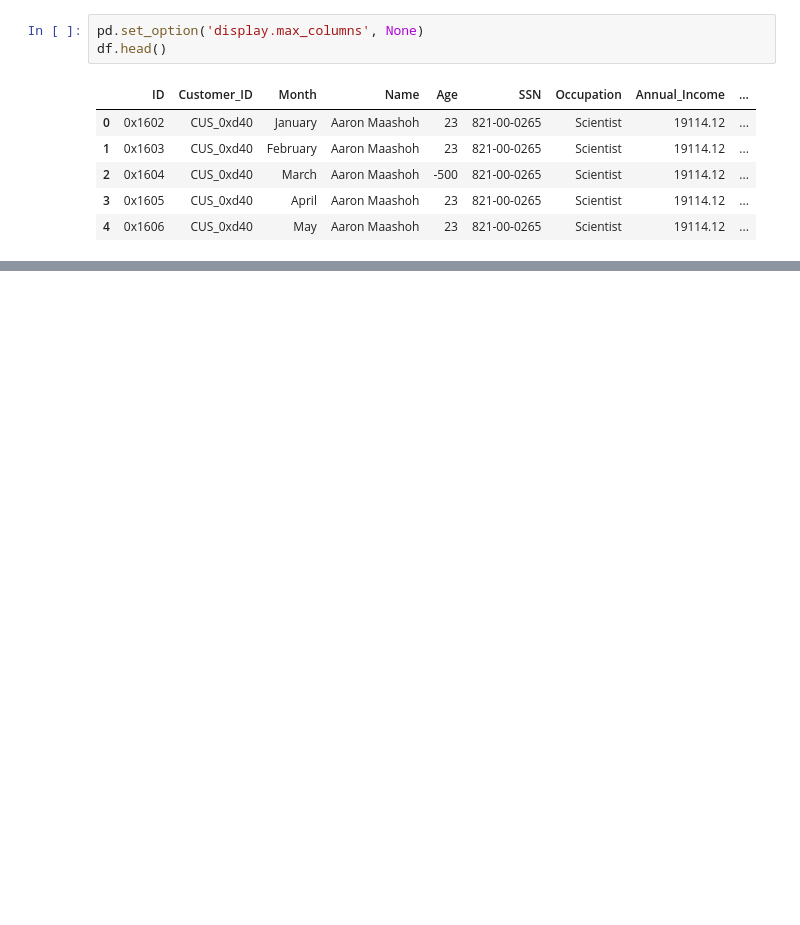
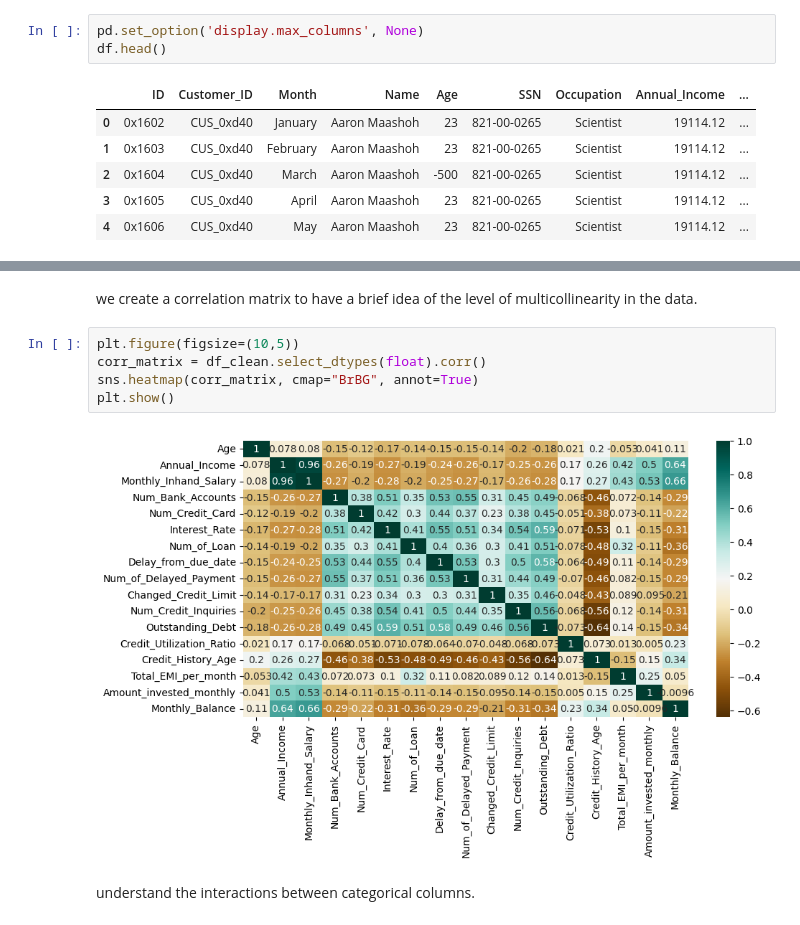
Before and after one commit to Arjun-Shrivas/credit-risk-modeling, a Jupyter notebook: credit-risk-modeling.ipynb, the cells around one changed output, grey strips where cells are left out. Drawn from its saved outputs; the diff is of its cells as text; blank space fills up the shorter version.

```diff
--- a/credit-risk-modeling.ipynb
+++ b/credit-risk-modeling.ipynb
@@ -71,0 +739,11 @@ df.describe()
+# %% [markdown]
+we create a correlation matrix to have a brief idea of the level of multicollinearity in the data.
+# %%
+plt.figure(figsize=(10,5))
+corr_matrix = df_clean.select_dtypes(float).corr()
+sns.heatmap(corr_matrix, cmap="BrBG", annot=True)
+plt.show()
+# %% [output]
+[figure, added]
+# %% [markdown]
+ understand the interactions between categorical columns.
```
Also changed, not shown: parts of 73 cells of this notebook.
